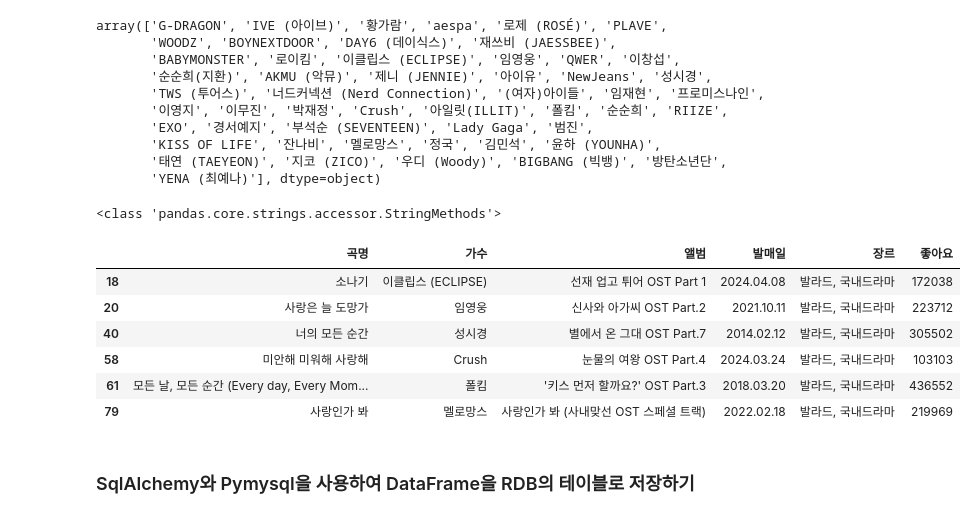
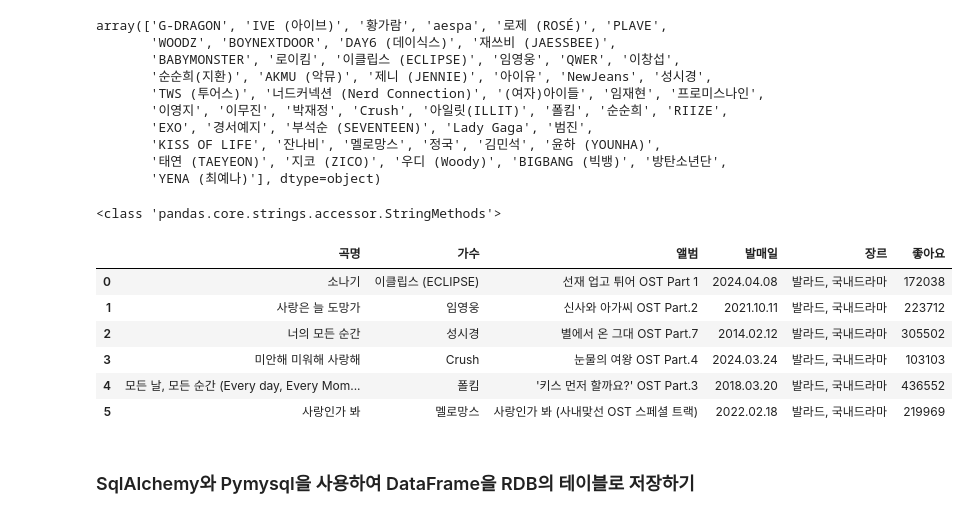
Before and after one commit to cy1030/Python_Webscraping_Analy-, a Jupyter notebook: 04.Melon100차트_데이터파싱_DB저장.ipynb, the cells around one changed output. Drawn from its saved outputs; the diff is of its cells as text; code cells hidden in the pictures.

```diff
--- a/04.Melon100차트_데이터파싱_DB저장.ipynb
+++ b/04.Melon100차트_데이터파싱_DB저장.ipynb
@@ -189,16 +189,16 @@ array(['G-DRAGON', 'IVE (아이브)', '황가람', 'aespa', '로제 (ROSÉ)', 'P
 # %%
 #앨범이 OST 인 노래는?
 print(type(song_df['앨범'].str))
-song_df.loc[song_df['앨범'].str.contains('OST'), song_df.columns.drop(['url','가사'])]
+song_df.loc[song_df['앨범'].str.contains('OST'), song_df.columns.drop(['url','가사'])].reset_index(drop=True)
 # %% [output]
 <class 'pandas.core.strings.accessor.StringMethods'>
 |  | 곡명 | 가수 | 앨범 | 발매일 | 장르 | 좋아요 |
-| 18 | 소나기 | 이클립스 (ECLIPSE) | 선재 업고 튀어 OST Part 1 | 2024.04.08 | 발라드, 국내드라마 | 172038 |
-| 20 | 사랑은 늘 도망가 | 임영웅 | 신사와 아가씨 OST Part.2 | 2021.10.11 | 발라드, 국내드라마 | 223712 |
-| 40 | 너의 모든 순간 | 성시경 | 별에서 온 그대 OST Part.7 | 2014.02.12 | 발라드, 국내드라마 | 305502 |
-| 58 | 미안해 미워해 사랑해 | Crush | 눈물의 여왕 OST Part.4 | 2024.03.24 | 발라드, 국내드라마 | 103103 |
-| 61 | 모든 날, 모든 순간 (Every day, Every Mom... | 폴킴 | '키스 먼저 할까요?' OST Part.3 | 2018.03.20 | 발라드, 국내드라마 | 436552 |
-| 79 | 사랑인가 봐 | 멜로망스 | 사랑인가 봐 (사내맞선 OST 스페셜 트랙) | 2022.02.18 | 발라드, 국내드라마 | 219969 |
+| 0 | 소나기 | 이클립스 (ECLIPSE) | 선재 업고 튀어 OST Part 1 | 2024.04.08 | 발라드, 국내드라마 | 172038 |
+| 1 | 사랑은 늘 도망가 | 임영웅 | 신사와 아가씨 OST Part.2 | 2021.10.11 | 발라드, 국내드라마 | 223712 |
+| 2 | 너의 모든 순간 | 성시경 | 별에서 온 그대 OST Part.7 | 2014.02.12 | 발라드, 국내드라마 | 305502 |
+| 3 | 미안해 미워해 사랑해 | Crush | 눈물의 여왕 OST Part.4 | 2024.03.24 | 발라드, 국내드라마 | 103103 |
+| 4 | 모든 날, 모든 순간 (Every day, Every Mom... | 폴킴 | '키스 먼저 할까요?' OST Part.3 | 2018.03.20 | 발라드, 국내드라마 | 436552 |
+| 5 | 사랑인가 봐 | 멜로망스 | 사랑인가 봐 (사내맞선 OST 스페셜 트랙) | 2022.02.18 | 발라드, 국내드라마 | 219969 |
 # %% [markdown]
 ### SqlAlchemy와 Pymysql을 사용하여 DataFrame을 RDB의 테이블로 저장하기
 # %%
```
